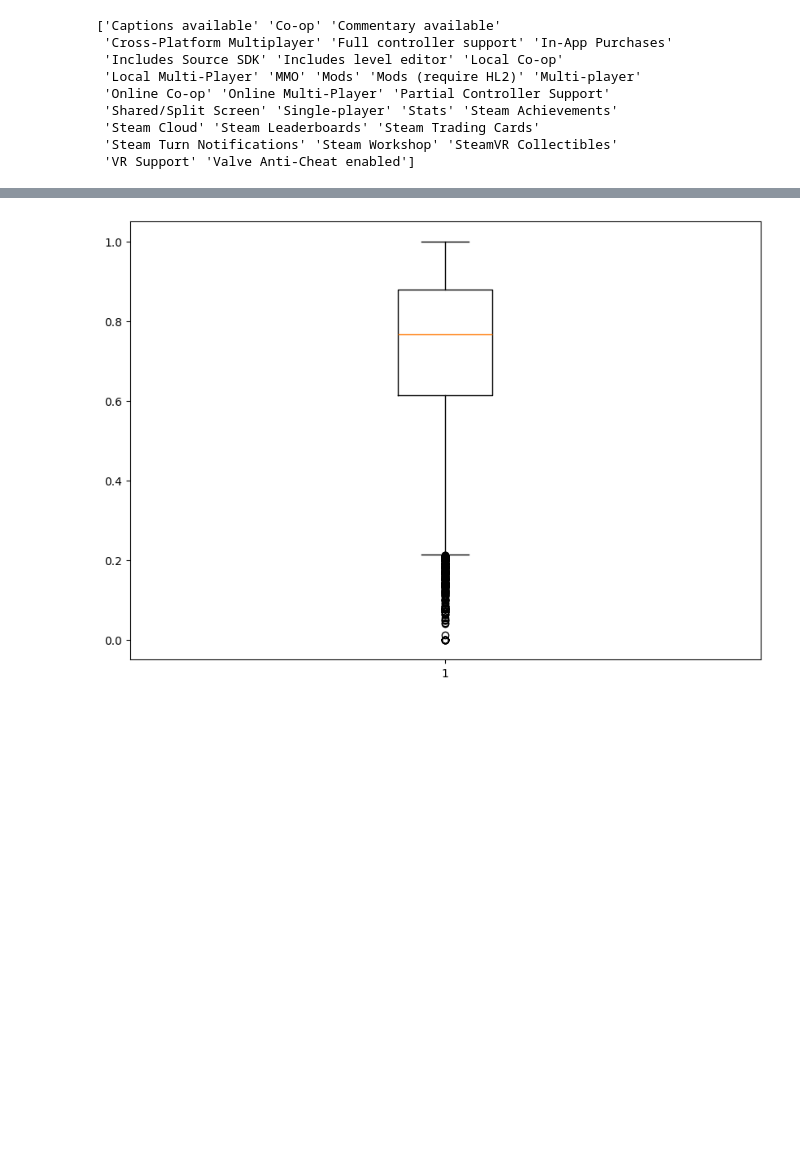
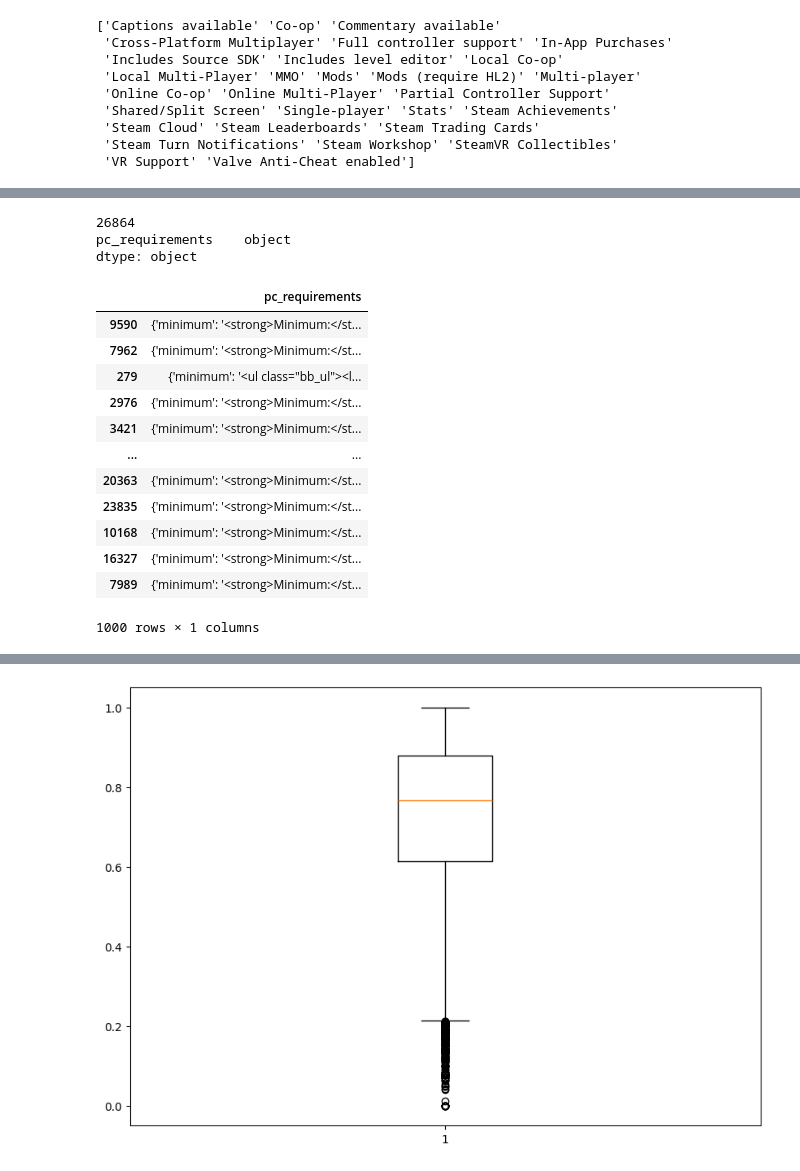
Before and after one commit to LuminousFirefly/game_success_prediction, a Jupyter notebook: cleaning.ipynb, the cells around one changed output, grey strips where cells are left out. Saved outputs shown, nothing was run; the diff lists cells and outputs as text; code cells hidden in the pictures; blank space fills up the shorter version.

```diff
--- a/cleaning.ipynb
+++ b/cleaning.ipynb
@@ -155,0 +118,27 @@ req_df.head()
+# %%
+print(req_df['minimum'].count())
+min = pd.DataFrame(req_df['pc_requirements'])
+#min.to_csv('min_req.csv')
+min
+print(min.dtypes)
+# %% [output]
+26864
+pc_requirements    object
+dtype: object
+# %%
+min_df = min.sample(n=1000)
+min_df
+# %% [output]
+|  | pc_requirements |
+| 9590 | {'minimum': '<strong>Minimum:</st... |
+| 7962 | {'minimum': '<strong>Minimum:</st... |
+| 279 | {'minimum': '<ul class="bb_ul"><l... |
+| 2976 | {'minimum': '<strong>Minimum:</st... |
+| 3421 | {'minimum': '<strong>Minimum:</st... |
+| ... | ... |
+| 20363 | {'minimum': '<strong>Minimum:</st... |
+| 23835 | {'minimum': '<strong>Minimum:</st... |
+| 10168 | {'minimum': '<strong>Minimum:</st... |
+| 16327 | {'minimum': '<strong>Minimum:</st... |
+| 7989 | {'minimum': '<strong>Minimum:</st... |
+1000 rows × 1 columns
```
Also changed, not shown: parts of 11 cells of this notebook.
